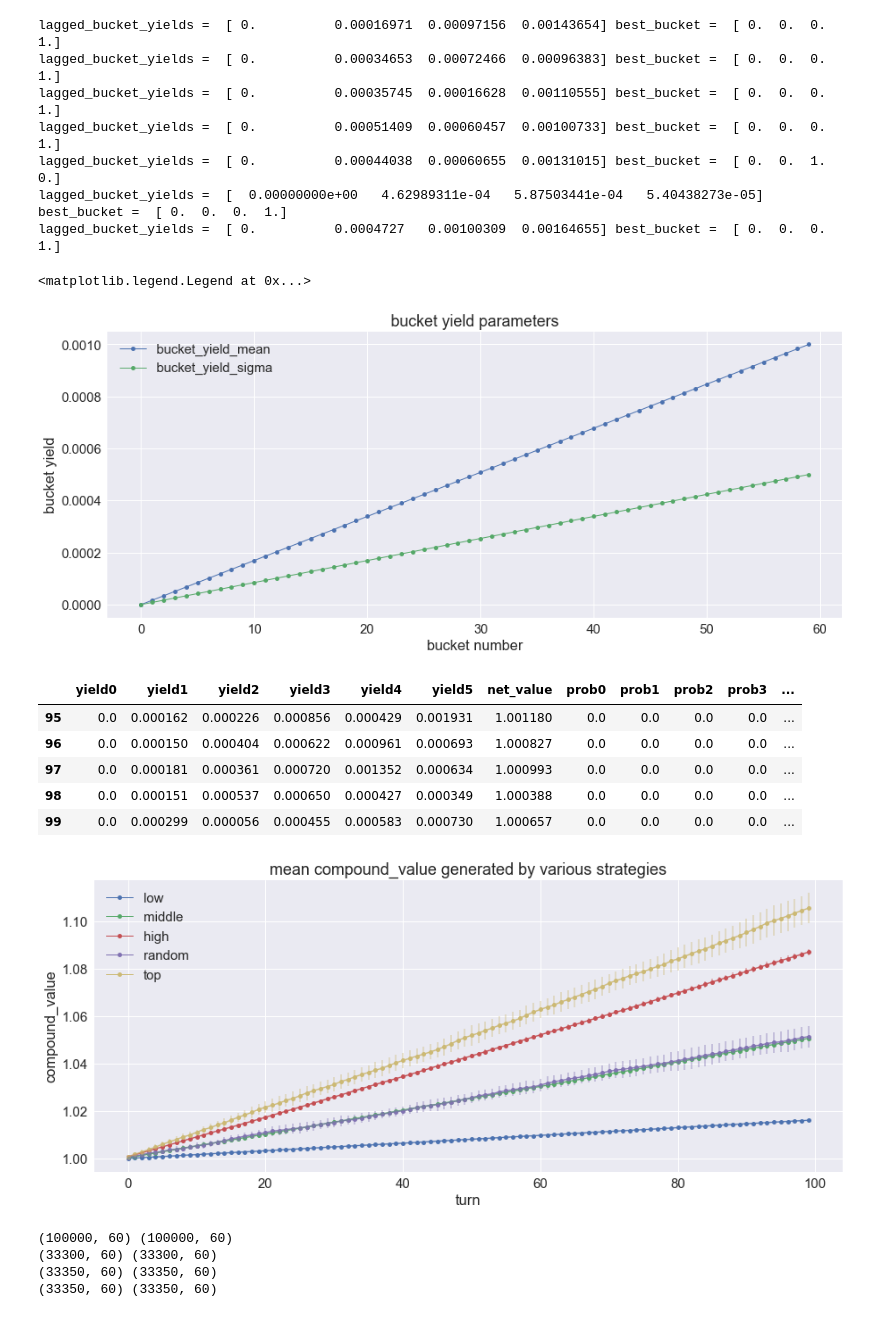
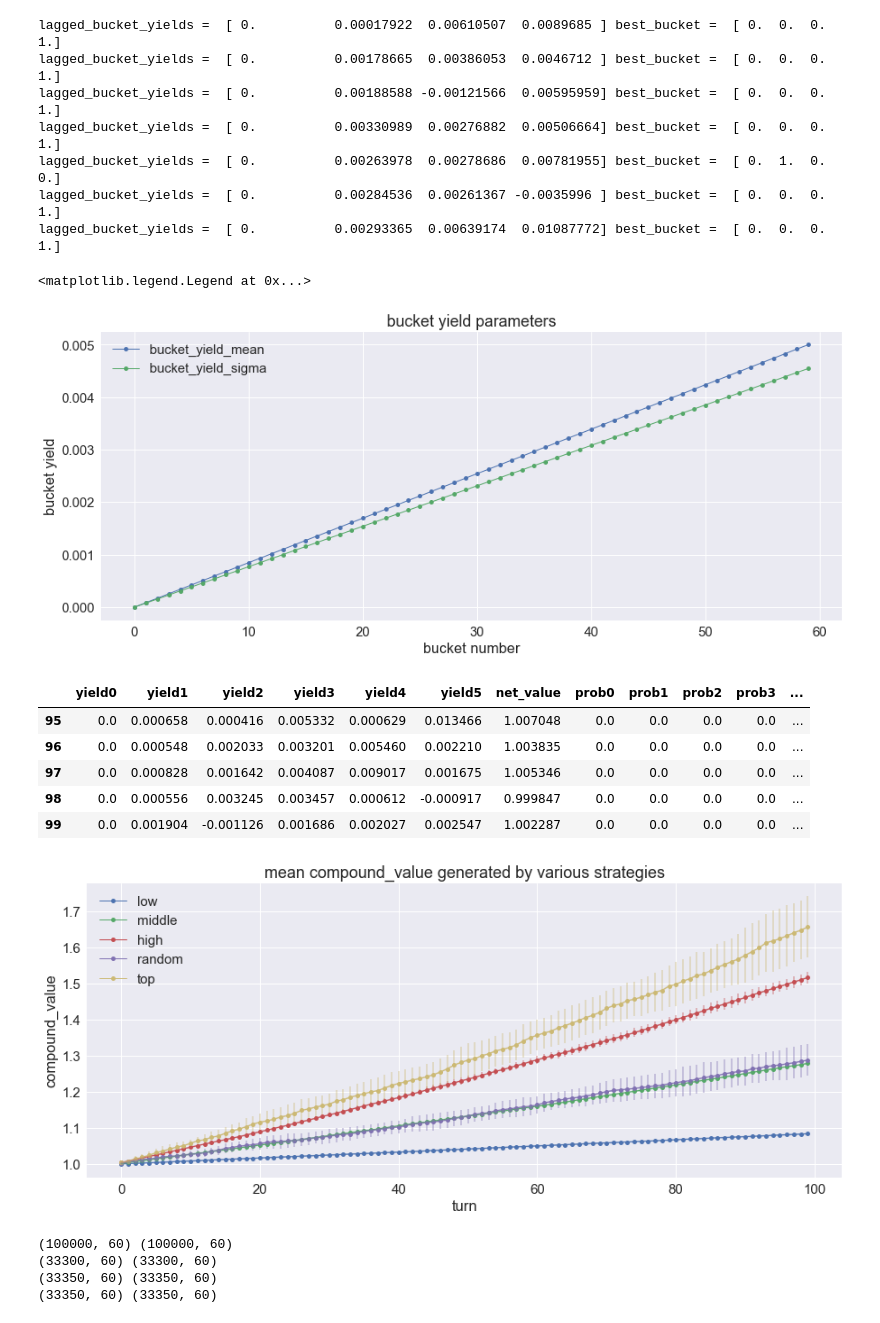
Before and after one commit to joehahn/hivemind, a Jupyter notebook: hivemind.ipynb, the cells around one changed output. Saved outputs shown, nothing was run; the diff lists cells and outputs as text; code cells hidden in the pictures.

```diff
--- a/hivemind.ipynb
+++ b/hivemind.ipynb
@@ -11,11 +11,12 @@
 N_buckets = 4
 lag = 1
 N_turns = 7
+SNR = 1.1                       #signal/noise ratio
 rn_seed = 14
 from hivemind import *
 np.random.seed(seed=rn_seed)
 actual_bucket_yields, best_bucket, lagged_bucket_yields, bucket_yield_mean, bucket_yield_sigma = \
-    make_bucket_yields(N_buckets, N_turns, lag)
+    make_bucket_yields(N_buckets, N_turns, SNR, lag)
 # %%
 #print actual_bucket_yields & note that best_bucket=1 for bucket having highest actual_bucket_yields
 for idx in range(N_turns):
@@ -33,13 +34,13 @@ actual_bucket_yields =  [ 0.          0.00016971  0.00097156  0.00143654] best_b
 for idx in range(N_turns):
     print 'lagged_bucket_yields = ', lagged_bucket_yields[idx], 'best_bucket = ', best_bucket[idx]
 # %% [output]
-lagged_bucket_yields =  [ 0.          0.00016971  0.00097156  0.00143654] best_bucket =  [ 0.  0.  0.  1.]
-lagged_bucket_yields =  [ 0.          0.00034653  0.00072466  0.00096383] best_bucket =  [ 0.  0.  0.  1.]
-lagged_bucket_yields =  [ 0.          0.00035745  0.00016628  0.00110555] best_bucket =  [ 0.  0.  0.  1.]
-lagged_bucket_yields =  [ 0.          0.00051409  0.00060457  0.00100733] best_bucket =  [ 0.  0.  0.  1.]
-lagged_bucket_yields =  [ 0.          0.00044038  0.00060655  0.00131015] best_bucket =  [ 0.  0.  1.  0.]
-lagged_bucket_yields =  [  0.00000000e+00   4.62989311e-04   5.87503441e-04   5.40438273e-05] best_bucket =  [ 0.  0.  0.  1.]
-lagged_bucket_yields =  [ 0.          0.0004727   0.00100309  0.00164655] best_bucket =  [ 0.  0.  0.  1.]
+lagged_bucket_yields =  [ 0.          0.00017922  0.00610507  0.0089685 ] best_bucket =  [ 0.  0.  0.  1.]
+lagged_bucket_yields =  [ 0.          0.00178665  0.00386053  0.0046712 ] best_bucket =  [ 0.  0.  0.  1.]
+lagged_bucket_yields =  [ 0.          0.00188588 -0.00121566  0.00595959] best_bucket =  [ 0.  0.  0.  1.]
+lagged_bucket_yields =  [ 0.          0.00330989  0.00276882  0.00506664] best_bucket =  [ 0.  0.  0.  1.]
+lagged_bucket_yields =  [ 0.          0.00263978  0.00278686  0.00781955] best_bucket =  [ 0.  1.  0.  0.]
+lagged_bucket_yields =  [ 0.          0.00284536  0.00261367 -0.0035996 ] best_bucket =  [ 0.  0.  0.  1.]
+lagged_bucket_yields =  [ 0.          0.00293365  0.00639174  0.01087772] best_bucket =  [ 0.  0.  0.  1.]
 # %%
 #generate larger sample of bucket_yields
 N_buckets = 60
@@ -49,7 +50,7 @@ rn_seed = 14
 from hivemind import *
 np.random.seed(seed=rn_seed)
 actual_bucket_yields, best_bucket, lagged_bucket_yields, bucket_yield_mean, bucket_yield_sigma = \
-    make_bucket_yields(N_buckets, N_turns, lag)
+    make_bucket_yields(N_buckets, N_turns, SNR, lag)
 # %%
 #prep matplotlib
 %matplotlib inline
@@ -70,51 +71,51 @@ ax.set_xlabel('bucket number')
 ax.legend()
 # %% [output]
 <matplotlib.legend.Legend at 0x...>
-[figure, old version]
+[figure, new version]
 # %%
 #play single small game and compute net_values vs turn
 strategy = 'high'
 N_buckets = 6
 lag = 1
 N_turns = 100
-actual_bucket_yields, _, lagged_bucket_yields, _, _ = make_bucket_yields(N_buckets, N_turns, lag)
+actual_bucket_yields, _, lagged_bucket_yields, _, _ = make_bucket_yields(N_buckets, N_turns, SNR, lag)
 net_values = compute_net_value(actual_bucket_yields, lagged_bucket_yields, strategy)
 net_values.tail()
 # %% [output]
 |  | yield0 | yield1 | yield2 | yield3 | yield4 | yield5 | net_value | prob0 | prob1 | prob2 | prob3 | ... |
-| 95 | 0.0 | 0.000162 | 0.000226 | 0.000856 | 0.000429 | 0.001931 | 1.001180 | 0.0 | 0.0 | 0.0 | 0.0 | ... |
-| 96 | 0.0 | 0.000150 | 0.000404 | 0.000622 | 0.000961 | 0.000693 | 1.000827 | 0.0 | 0.0 | 0.0 | 0.0 | ... |
-| 97 | 0.0 | 0.000181 | 0.000361 | 0.000720 | 0.001352 | 0.000634 | 1.000993 | 0.0 | 0.0 | 0.0 | 0.0 | ... |
-| 98 | 0.0 | 0.000151 | 0.000537 | 0.000650 | 0.000427 | 0.000349 | 1.000388 | 0.0 | 0.0 | 0.0 | 0.0 | ... |
-| 99 | 0.0 | 0.000299 | 0.000056 | 0.000455 | 0.000583 | 0.000730 | 1.000657 | 0.0 | 0.0 | 0.0 | 0.0 | ... |
+| 95 | 0.0 | 0.000658 | 0.000416 | 0.005332 | 0.000629 | 0.013466 | 1.007048 | 0.0 | 0.0 | 0.0 | 0.0 | ... |
+| 96 | 0.0 | 0.000548 | 0.002033 | 0.003201 | 0.005460 | 0.002210 | 1.003835 | 0.0 | 0.0 | 0.0 | 0.0 | ... |
+| 97 | 0.0 | 0.000828 | 0.001642 | 0.004087 | 0.009017 | 0.001675 | 1.005346 | 0.0 | 0.0 | 0.0 | 0.0 | ... |
+| 98 | 0.0 | 0.000556 | 0.003245 | 0.003457 | 0.000612 | -0.000917 | 0.999847 | 0.0 | 0.0 | 0.0 | 0.0 | ... |
+| 99 | 0.0 | 0.001904 | -0.001126 | 0.001686 | 0.002027 | 0.002547 | 1.002287 | 0.0 | 0.0 | 0.0 | 0.0 | ... |
 # %%
 N_games = 10
 N_buckets = 60
 lag = 1
 N_turns = 100
 strategies = ['low', 'middle', 'high', 'random', 'top']
 fig, ax = plt.subplots(1,1, figsize=(15, 6))
 all_net_values = pd.DataFrame()
 for strategy in strategies:
     for idx in range(N_games):
-        actual_bucket_yields, _, lagged_bucket_yields, _, _ = make_bucket_yields(N_buckets, N_turns, lag)
+        actual_bucket_yields, _, lagged_bucket_yields, _, _ = make_bucket_yields(N_buckets, N_turns, SNR, lag)
         net_values = compute_net_value(actual_bucket_yields, lagged_bucket_yields, strategy, model=None)
         net_values['strategy'] = strategy
         all_net_values = all_net_values.append(net_values, ignore_index=True)
 g = all_net_values.groupby(['strategy', 'turn'], as_index=False)['compound_value'].agg(['mean', 'std', 'count'])
 for strategy in strategies:
     strategy_results = g.loc[strategy]
     xp = strategy_results.index
     yp = strategy_results['mean'].values
     yerr = strategy_results['std'].values
     p = ax.plot(xp, yp, linewidth=1, marker='o', markersize=5, label=strategy)
     p = ax.errorbar(xp, yp, yerr=yerr, alpha=0.4, color=p[0].get_color())
 p = ax.set_title('mean compound_value generated by various strategies')
 p = ax.set_ylabel('compound_value')
 p = ax.set_xlabel('turn')
 p = ax.legend()
 # %% [output]
-[figure, old version]
+[figure, new version]
 # %%
 #generate lots of test-train-validate data: lagged_bucket_yields and best_bucket
 N_buckets = 60
```
Also changed, not shown: parts of 6 cells of this notebook, 3 other files.
